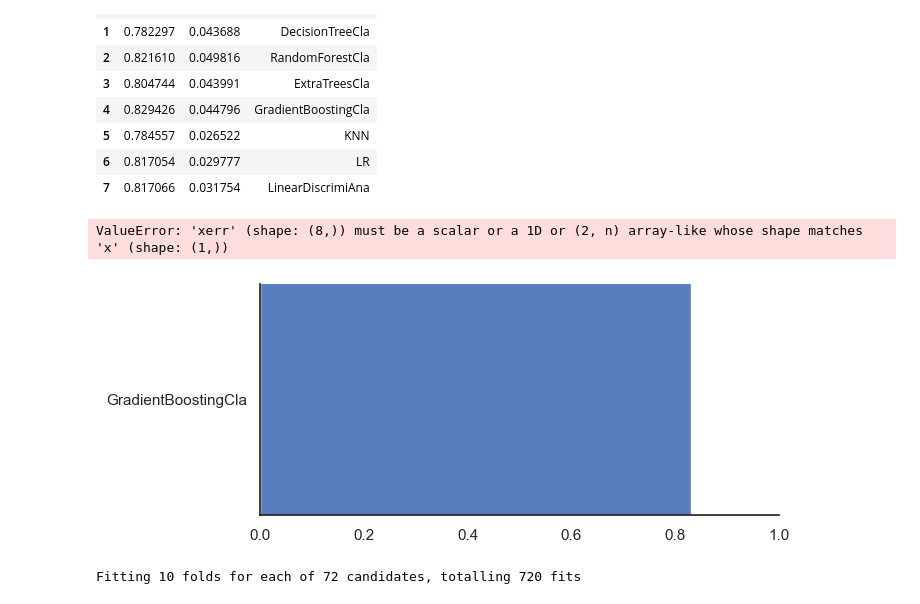
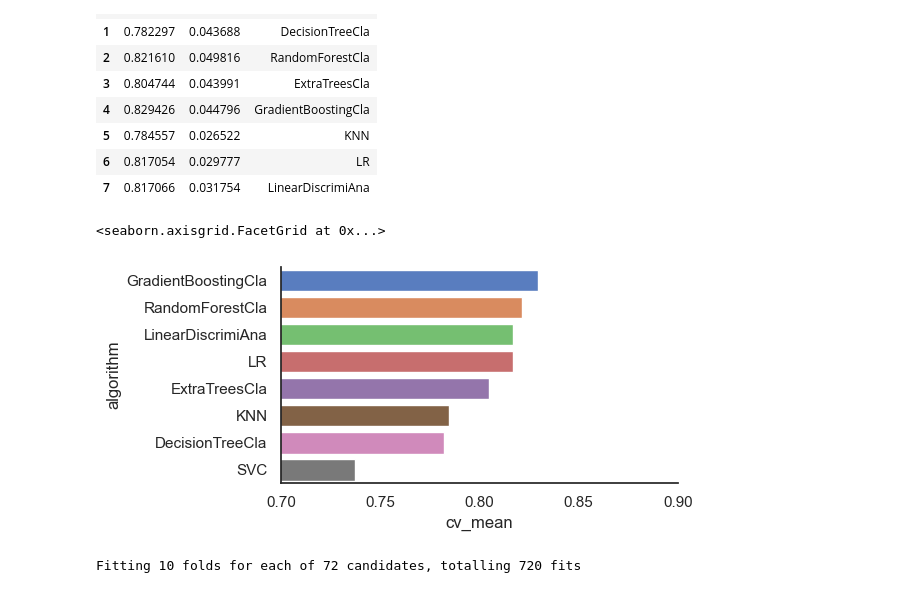
Before and after one commit to Vapourism233/DataAnalysePractice, a Jupyter notebook: rf.ipynb, the cells around one changed output. Cells and saved outputs as stored; diff of their text form; code cells hidden in the pictures.

```diff
--- a/rf.ipynb
+++ b/rf.ipynb
@@ -622,17 +622,17 @@ cvResDf
 | 6 | 0.817054 | 0.029777 | LR |
 | 7 | 0.817066 | 0.031754 | LinearDiscrimiAna |
 # %%
-# sns.barplot(data=cvResDf,x='cv_mean',y='algorithm',**{'xerr':cv_std})
+# sns.barplot(data=cvResDf,x='cv_mean',y='algorithm')
 
 cvResFacet=sns.FacetGrid(cvResDf.sort_values(by='cv_mean',ascending=False),sharex=False,
             sharey=False,aspect=2)
-cvResFacet.map(sns.barplot,'cv_mean','algorithm',**{'xerr':cv_std},
+cvResFacet.map(sns.barplot,'cv_mean','algorithm',
                palette='muted')
 cvResFacet.set(xlim=(0.7,0.9))
 cvResFacet.add_legend()
 # %% [output]
-ValueError: 'xerr' (shape: (8,)) must be a scalar or a 1D or (2, n) array-like whose shape matches 'x' (shape: (1,))
+<seaborn.axisgrid.FacetGrid at 0x...>
-[figure, old version]
+[figure, new version]
 # %%
 #GradientBoostingClassifier模型
 GBC = GradientBoostingClassifier()
```
